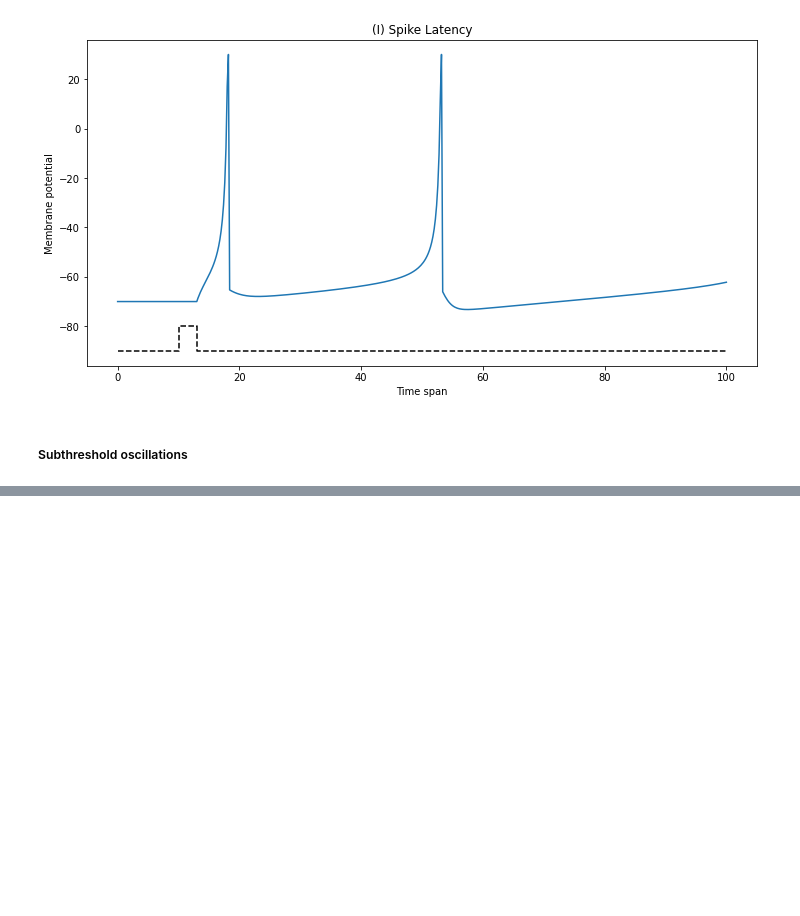
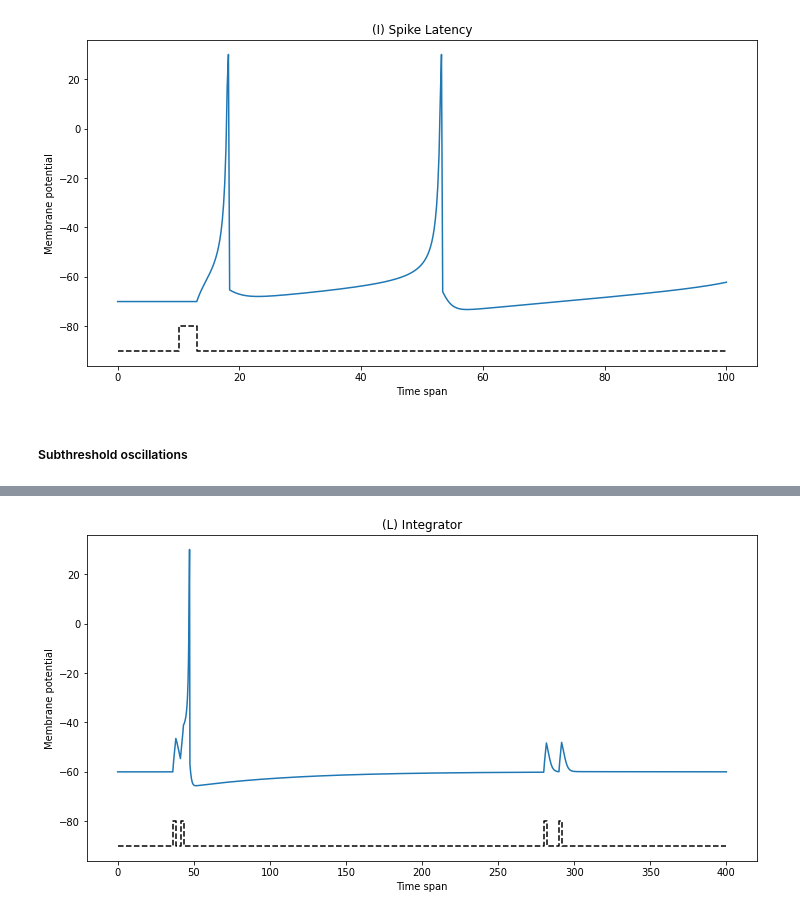
Before and after one commit to francescapoli98/computational-neuroscience, a Jupyter notebook: LAB1/assignment 1/spiking_neurons.ipynb, the cells around one changed output, grey strips where cells are left out. Drawn from its saved outputs; the diff is of its cells as text; code cells hidden in the pictures; blank space fills up the shorter version.

```diff
--- a/LAB1/assignment 1/spiking_neurons.ipynb
+++ b/LAB1/assignment 1/spiking_neurons.ipynb
@@ -241,0 +307,40 @@ izhi.plot2(VV, uu, II, feature_name)
+# %%
+params['a']=0.02
+params['b']=-0.1
+params['c']=-55
+params['d']=6
+params['V']=-60
+params['i']=9
+
+params['t2'] = 5
+params['t4'] = 10
+
+
+tspan = np.arange(0, 400 + params["tau"], params["tau"])
+T1 = tspan[-1] / 11  # Time after which the input current changes
+
+
+izhi = Izhikievich(tspan, T1, **params)
+
+setattr(izhi, 'diffV', True)
+# %%
+def newI(self, t):
+    if ((t>self.T1) and (t < self.T1+2)) or ((t>self.T2) and (t < self.T2+2)) or ((t>self.T3) and (t < self.T3+2)) or ((t>self.T4) and (t < self.T4+2)):
+        return self.i
+    else:
+        return 0
+
+def x_vals(self):
+    return [0, self.T1, self.T1, self.T1+2, self.T1+2, self.T2, self.T2, self.T2+2, self.T2+2, self.T3, self.T3, self.T3+2, self.T3+2, self.T4, self.T4, self.T4+2, self.T4+2, max(self.tspan)]
+
+izhi.calculate_I = types.MethodType(newI, izhi)
+izhi.x_values = types.MethodType(x_vals, izhi)
+
+
+VV, uu = izhi.simulation()
+
+feature_name="(L) Integrator"
+# II = [-90, -90, -80, -80, -90, -90, -80,-80, -90,-90, -80,-80, -90,-90, -80,-80, -90,-90] # Input current for plotting
+izhi.plotII(VV, uu, II, feature_name)
+# %% [output]
+[figure, added]
```
Also changed, not shown: parts of 28 cells of this notebook, 11 other files.
